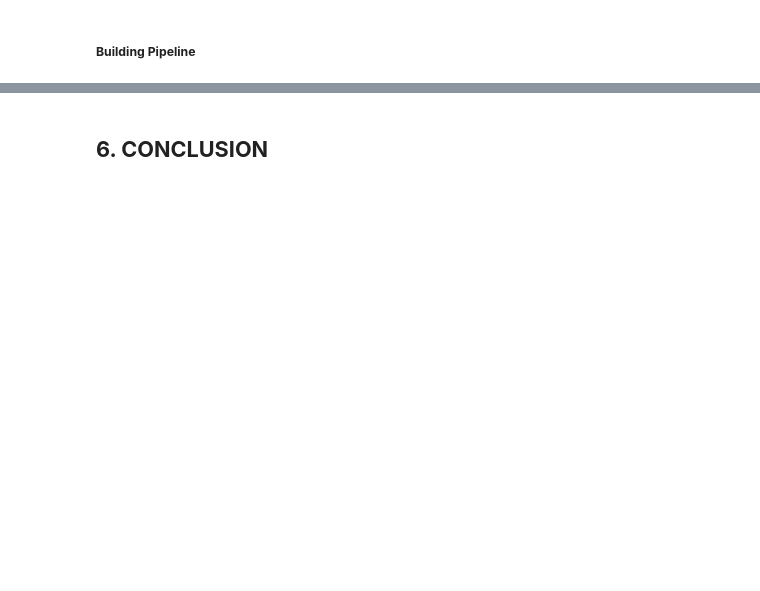
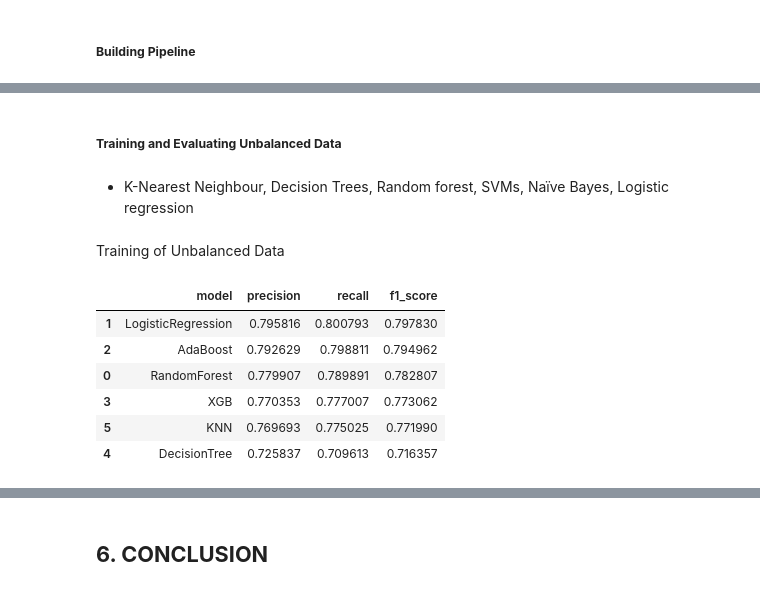
Before and after one commit to Rama-Mwenda/Customer_Churn, a Jupyter notebook: Notebooks/Customer_Churn.ipynb, the cells around one changed output, grey strips where cells are left out. Cells and saved outputs as stored; diff of their text form; code cells hidden in the pictures; blank space fills up the shorter version.

```diff
--- a/Notebooks/Customer_Churn.ipynb
+++ b/Notebooks/Customer_Churn.ipynb
@@ -990,0 +1050,4 @@ models = []
+# %% [markdown]
+##### **Training and Evaluating Unbalanced Data**
+# %% [markdown]
+* K-Nearest Neighbour, Decision Trees, Random forest, SVMs, Naïve Bayes, Logistic regression
@@ -990,0 +1063,65 @@ models = []
+# %% [markdown]
+Training of Unbalanced Data
+# %%
+#create a dictionary to host all the trained models
+all_pipelines = {}
+
+#Create a dataframe of the evaluation metrics
+metrics_df = pd.DataFrame(columns=['model','precision','recall','f1_score'])
+
+#Create a dataframe for confusion matrices
+confusion_df = pd.DataFrame(columns=['model','matrix'])
+
+#loop over models in model list
+for model_name,classifier in models:
+    #create final pipeline for training
+    final_pipeline = Pipeline(steps=[
+        ('preprocessor',preprocessor),
+        ('classifier',classifier)
+    ])
+
+    #fitting data to pipeline
+    final_pipeline.fit(X_train,y_train_encoded)
+
+    #adding to dictionary
+    all_pipelines[model_name] = final_pipeline
+
+    #perform prediction
+    y_pred = final_pipeline.predict(X_eval)
+
+    #calculate evaluation metrics
+    metrics = classification_report(y_eval_encoded,y_pred, output_dict=True,)
+
+    #define the columns to add to the table
+    model = model_name
+    precision = metrics['weighted avg']['precision']
+    recall = metrics['weighted avg']['recall']
+    f1_score = metrics['weighted avg']['f1-score']
+
+    #append evaluation metrics to dataframe
+    metrics_df.loc[len(metrics_df)] = [model,precision,recall,f1_score]
+
+    #plot the confusion matrix
+    pipeline_conf_dict = {}
+
+    # Define the Confusion Matrix
+    model_conf_mat = confusion_matrix(y_eval_encoded, y_pred)
+
+    #append confusion matrix to dictionary
+    pipeline_conf_dict[model_name] = pd.DataFrame(model_conf_mat)
+
+    #append to confusion dataframe
+    confusion_df.loc[len(confusion_df)] = [model_name,pd.DataFrame(model_conf_mat)]
+
+#set index
+confusion_df = confusion_df.set_index('model')
+
+metrics_df.sort_values('f1_score', ascending=False)
+# %% [output]
+|  | model | precision | recall | f1_score |
+| 1 | LogisticRegression | 0.795816 | 0.800793 | 0.797830 |
+| 2 | AdaBoost | 0.792629 | 0.798811 | 0.794962 |
+| 0 | RandomForest | 0.779907 | 0.789891 | 0.782807 |
+| 3 | XGB | 0.770353 | 0.777007 | 0.773062 |
+| 5 | KNN | 0.769693 | 0.775025 | 0.771990 |
+| 4 | DecisionTree | 0.725837 | 0.709613 | 0.716357 |
```
Also changed, not shown: parts of 22 cells of this notebook.
